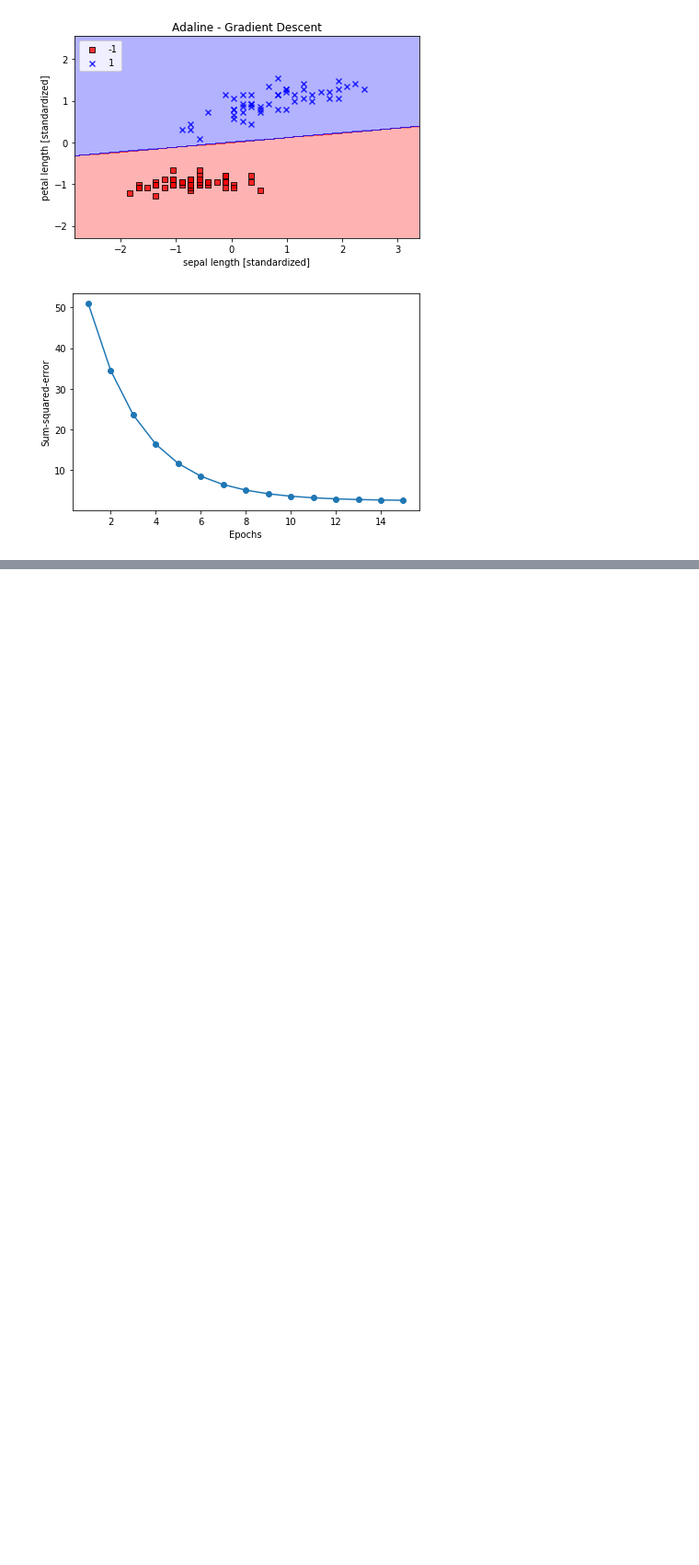
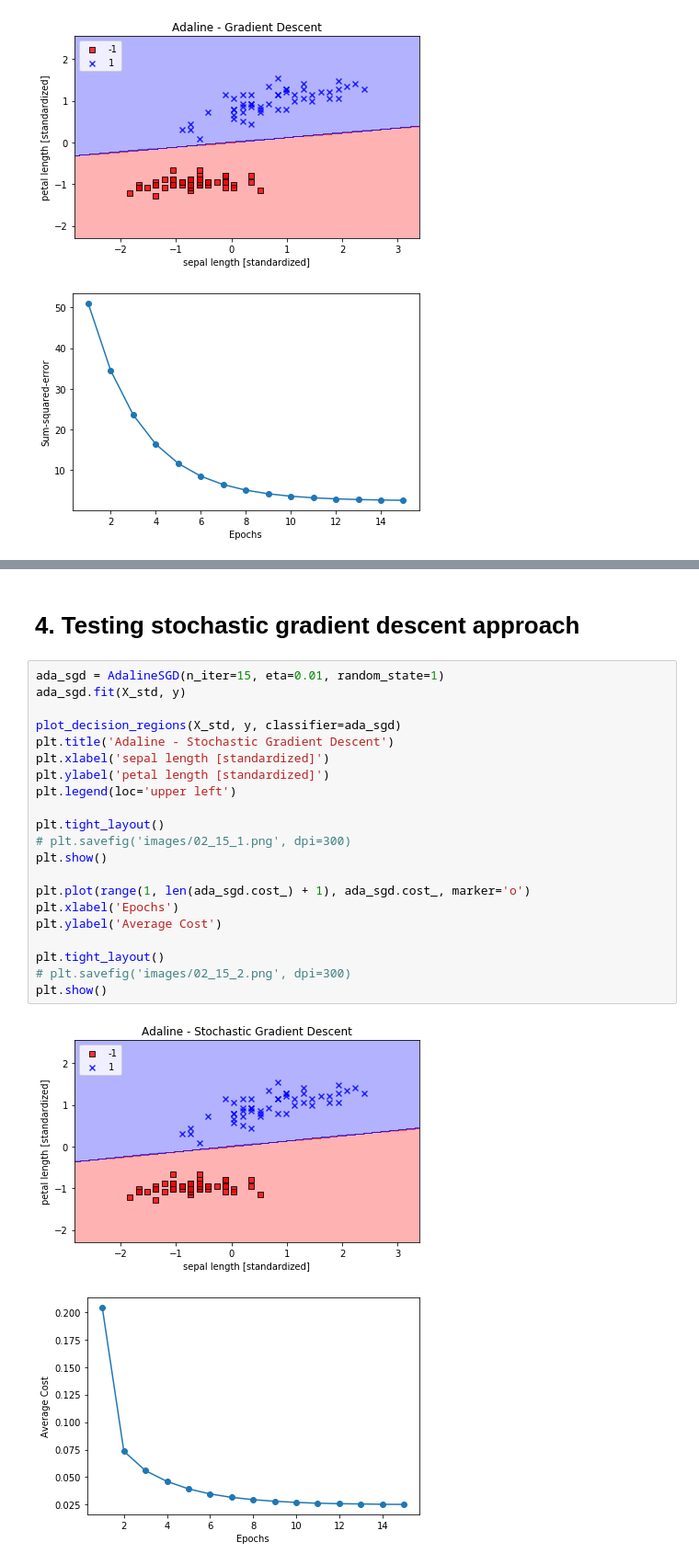
Before and after one commit to yonsken/python-ml-exercises, a Jupyter notebook: chapter_exercises/chapter_2/adaline.ipynb, the cells around one changed output, grey strips where cells are left out. Shown: that part at 92% size. Drawn from its saved outputs; the diff is of its cells as text; blank space fills up the shorter version.

```diff
--- a/chapter_exercises/chapter_2/adaline.ipynb
+++ b/chapter_exercises/chapter_2/adaline.ipynb
@@ -246,0 +355,26 @@ weights after being updated:
+# %% [markdown]
+# 4. Testing stochastic gradient descent approach
+# %%
+ada_sgd = AdalineSGD(n_iter=15, eta=0.01, random_state=1)
+ada_sgd.fit(X_std, y)
+
+plot_decision_regions(X_std, y, classifier=ada_sgd)
+plt.title('Adaline - Stochastic Gradient Descent')
+plt.xlabel('sepal length [standardized]')
+plt.ylabel('petal length [standardized]')
+plt.legend(loc='upper left')
+
+plt.tight_layout()
+# plt.savefig('images/02_15_1.png', dpi=300)
+plt.show()
+
+plt.plot(range(1, len(ada_sgd.cost_) + 1), ada_sgd.cost_, marker='o')
+plt.xlabel('Epochs')
+plt.ylabel('Average Cost')
+
+plt.tight_layout()
+# plt.savefig('images/02_15_2.png', dpi=300)
+plt.show()
+# %% [output]
+[figure, added]
+[figure, added]
```
Also changed, not shown: parts of 2 cells of this notebook.
